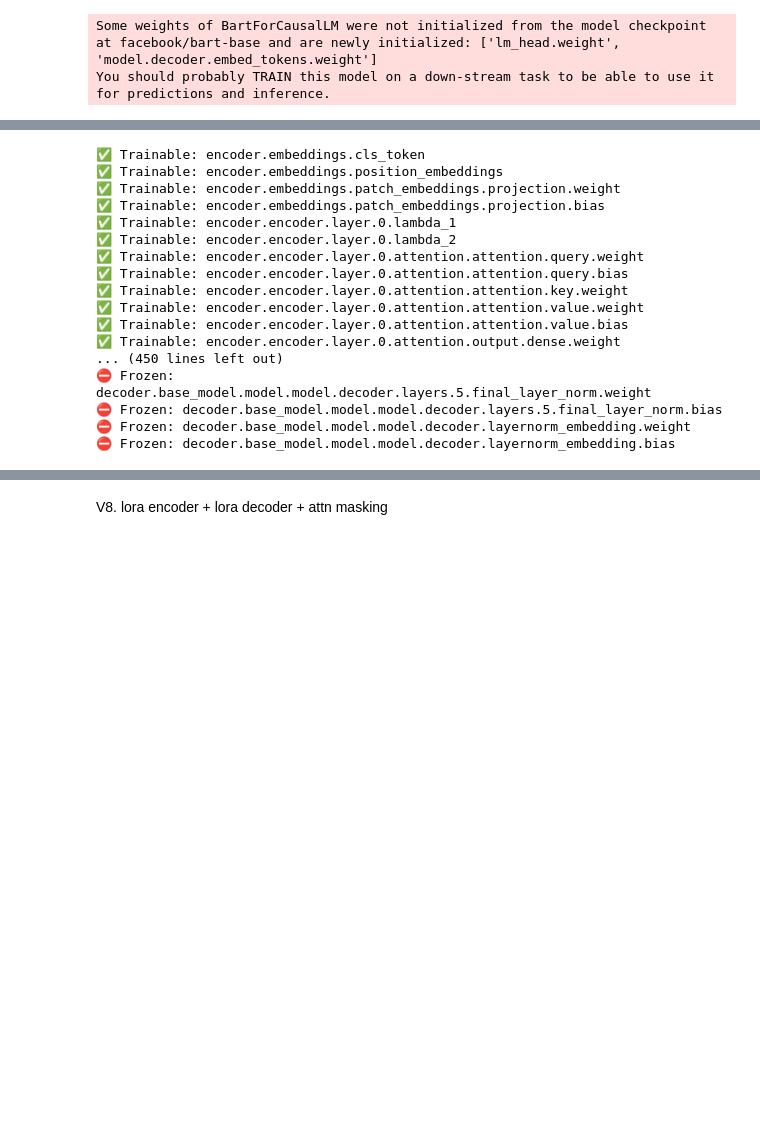
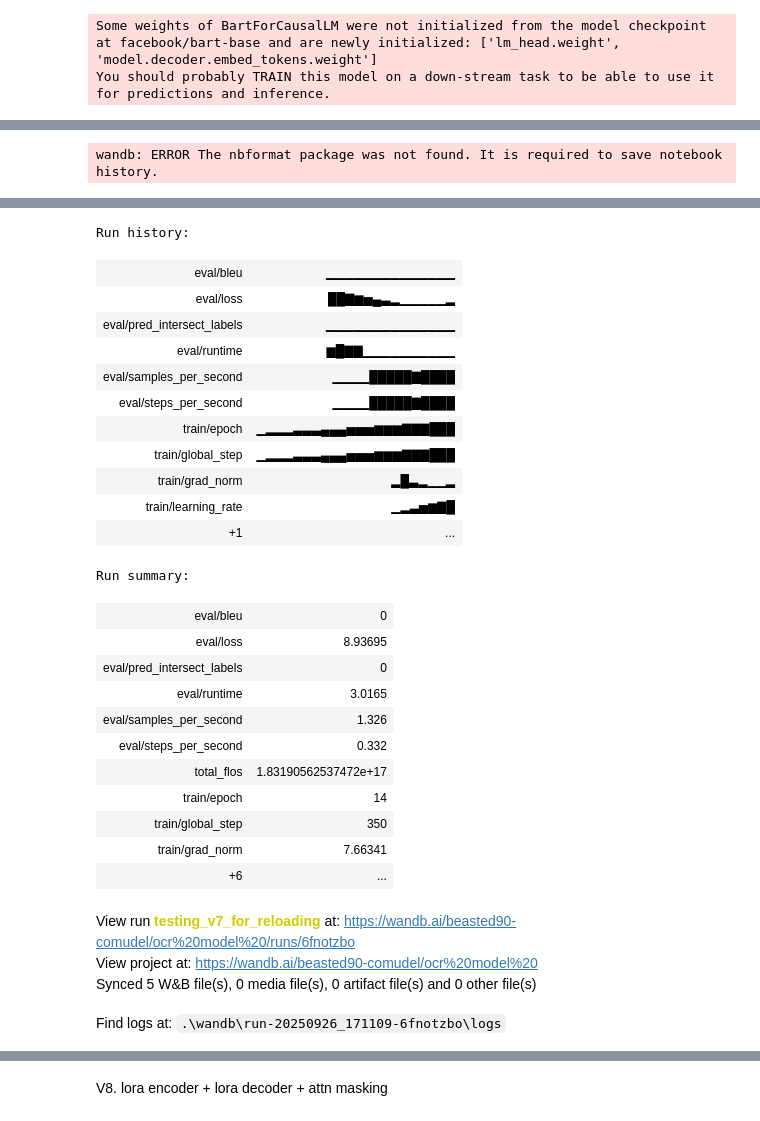
Before and after one commit to jaaabir/ocr, a Jupyter notebook: dit_bart_fine_tune.ipynb, the cells around one changed output, grey strips where cells are left out. Cells and saved outputs as stored; diff of their text form; code cells hidden in the pictures; blank space fills up the shorter version.

```diff
--- a/dit_bart_fine_tune.ipynb
+++ b/dit_bart_fine_tune.ipynb
@@ -1497,20 +1407,4 @@ trainable params: 2,359,296 || all params: 98,462,976 || trainable%: 2.3961
-# %%
-print_trainable_prams(m)
-# %% [output]
-✅ Trainable: encoder.embeddings.cls_token
-✅ Trainable: encoder.embeddings.position_embeddings
-✅ Trainable: encoder.embeddings.patch_embeddings.projection.weight
-✅ Trainable: encoder.embeddings.patch_embeddings.projection.bias
-✅ Trainable: encoder.encoder.layer.0.lambda_1
-✅ Trainable: encoder.encoder.layer.0.lambda_2
-✅ Trainable: encoder.encoder.layer.0.attention.attention.query.weight
-✅ Trainable: encoder.encoder.layer.0.attention.attention.query.bias
-✅ Trainable: encoder.encoder.layer.0.attention.attention.key.weight
-✅ Trainable: encoder.encoder.layer.0.attention.attention.value.weight
-✅ Trainable: encoder.encoder.layer.0.attention.attention.value.bias
-✅ Trainable: encoder.encoder.layer.0.attention.output.dense.weight
-... (450 lines left out)
-⛔ Frozen: decoder.base_model.model.model.decoder.layers.5.final_layer_norm.weight
-⛔ Frozen: decoder.base_model.model.model.decoder.layers.5.final_layer_norm.bias
-⛔ Frozen: decoder.base_model.model.model.decoder.layernorm_embedding.weight
-⛔ Frozen: decoder.base_model.model.model.decoder.layernorm_embedding.bias
+# %%
+wandb.finish()
+# %% [output]
+wandb: ERROR The nbformat package was not found. It is required to save notebook history.
@@ -1516,0 +1412,28 @@ print_trainable_prams(m)
+Run history:
+| eval/bleu | ▁▁▁▁▁▁▁▁▁▁▁▁▁▁ |
+| eval/loss | ██▇▆▅▄▃▂▁▁▁▁▁▂ |
+| eval/pred_intersect_labels | ▁▁▁▁▁▁▁▁▁▁▁▁▁▁ |
+| eval/runtime | ▆█▇▇▁▁▁▁▁▁▁▁▁▁ |
+| eval/samples_per_second | ▁▁▁▁█████▇████ |
+| eval/steps_per_second | ▁▁▁▁█████▇████ |
+| train/epoch | ▁▂▂▂▃▃▃▄▄▄▅▅▅▆▆▆▇▇▇███ |
+| train/global_step | ▁▂▂▂▃▃▃▄▄▄▅▅▅▆▆▆▇▇▇███ |
+| train/grad_norm | ▂█▃▂▁▁▂ |
+| train/learning_rate | ▁▂▃▅▆▇█ |
+| +1 | ... |
+Run summary:
+| eval/bleu | 0 |
+| eval/loss | 8.93695 |
+| eval/pred_intersect_labels | 0 |
+| eval/runtime | 3.0165 |
+| eval/samples_per_second | 1.326 |
+| eval/steps_per_second | 0.332 |
+| total_flos | 1.83190562537472e+17 |
+| train/epoch | 14 |
+| train/global_step | 350 |
+| train/grad_norm | 7.66341 |
+| +6 | ... |
+View run testing_v7_for_reloading at: https://wandb.ai/beasted90-comudel/ocr%20model%20/runs/6fnotzbo
+View project at: https://wandb.ai/beasted90-comudel/ocr%20model%20
+Synced 5 W&B file(s), 0 media file(s), 0 artifact file(s) and 0 other file(s)
+Find logs at: .\wandb\run-20250926_171109-6fnotzbo\logs
```
Also changed, not shown: parts of 16 cells of this notebook, 7 other files.
